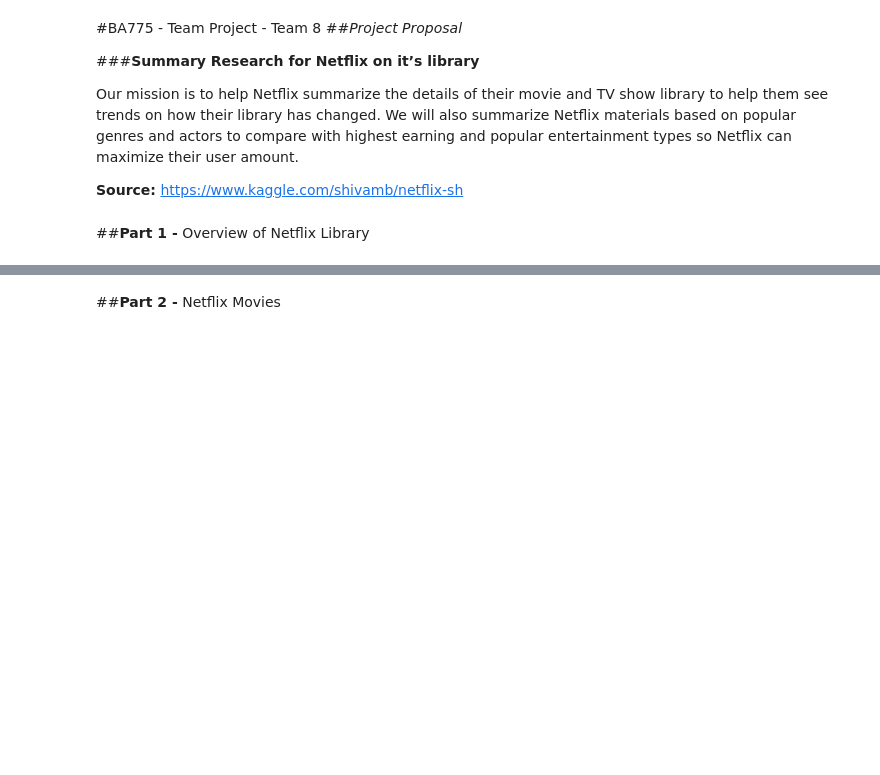
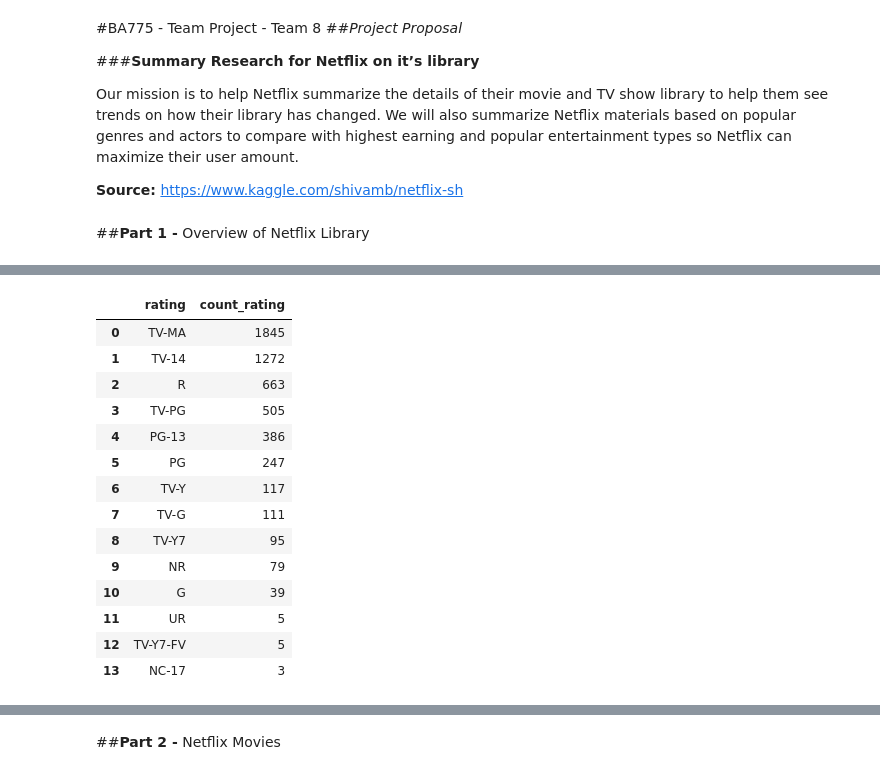
Before and after one commit to aditya248/Netflix-Exploratory-Data-Analysis, a Jupyter notebook: BA775_TeamProject_B2T8.ipynb, the cells around one changed output, grey strips where cells are left out. Cells and saved outputs as stored; diff of their text form; code cells hidden in the pictures; blank space fills up the shorter version.

```diff
--- a/BA775_TeamProject_B2T8.ipynb
+++ b/BA775_TeamProject_B2T8.ipynb
@@ -19,0 +50,22 @@ auth.authenticate_user()
+# %%
+%%bigquery --project=ba775-team8-b2
+SELECT rating, COUNT(rating) AS count_rating FROM `ba775-team8-b2.Netflix.netflix_titles`
+WHERE type='Movie' AND rating IS NOT NULL
+GROUP BY rating
+ORDER BY 2 DESC
+# %% [output]
+|  | rating | count_rating |
+| 0 | TV-MA | 1845 |
+| 1 | TV-14 | 1272 |
+| 2 | R | 663 |
+| 3 | TV-PG | 505 |
+| 4 | PG-13 | 386 |
+| 5 | PG | 247 |
+| 6 | TV-Y | 117 |
+| 7 | TV-G | 111 |
+| 8 | TV-Y7 | 95 |
+| 9 | NR | 79 |
+| 10 | G | 39 |
+| 11 | UR | 5 |
+| 12 | TV-Y7-FV | 5 |
+| 13 | NC-17 | 3 |
```
Also changed, not shown: parts of 16 cells of this notebook.
